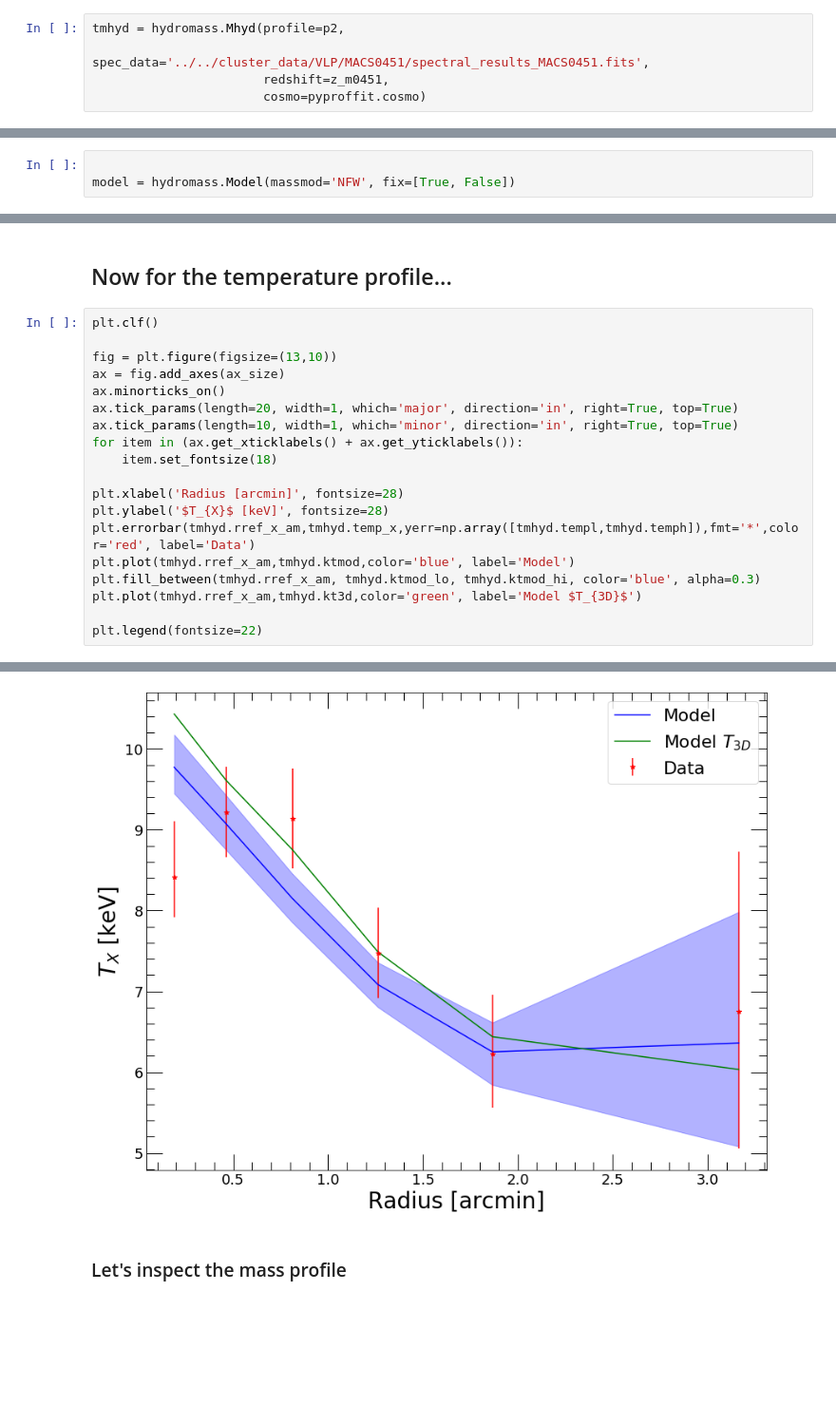
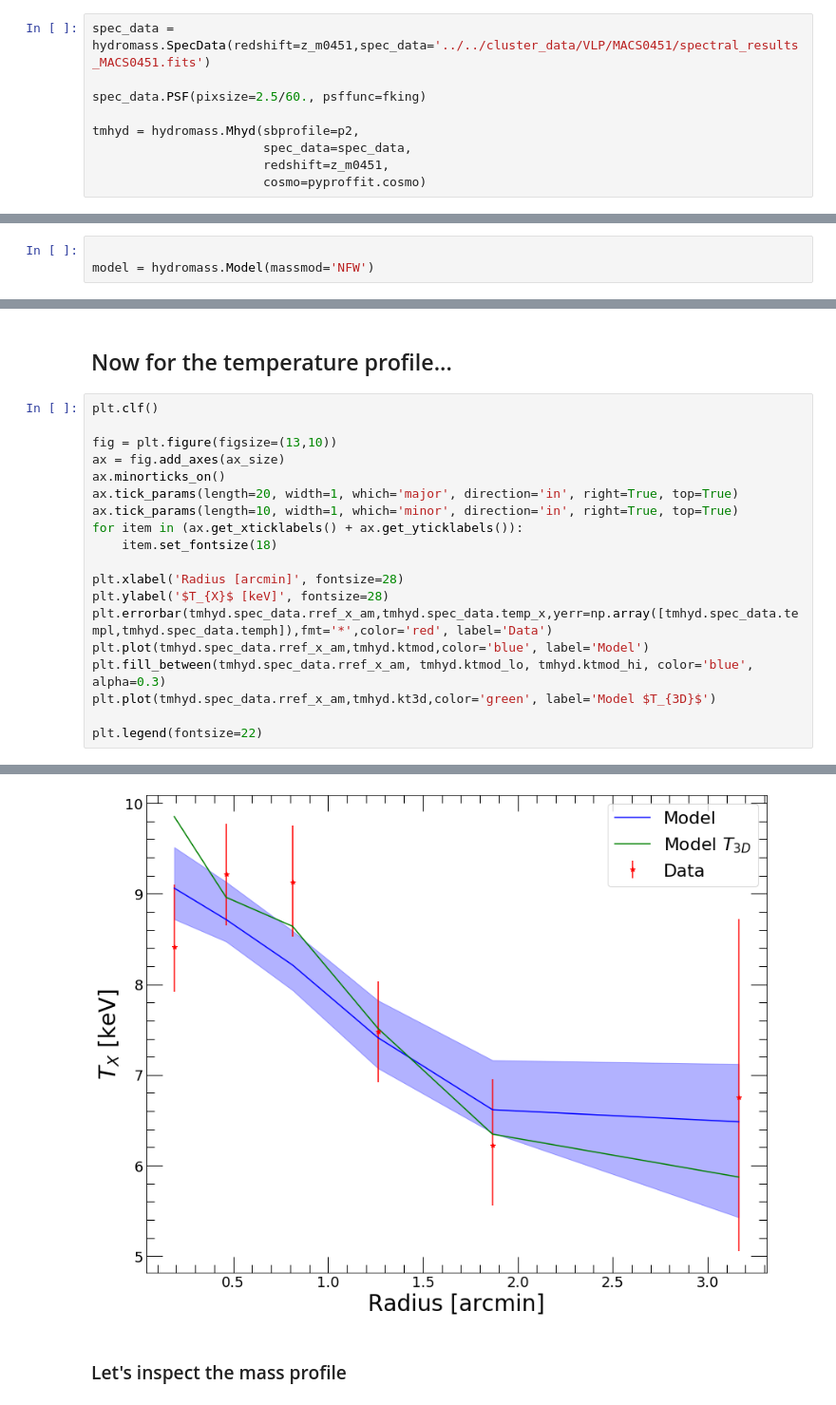
Before and after one commit to domeckert/hydromass, a Jupyter notebook: MACS0451.ipynb, the cells around one changed output, grey strips where cells are left out. Shown at 95% size. Cells and saved outputs as stored; diff of their text form; blank space fills up the shorter version.

Commit message:
changed spectral temperature evaluation from point to integral in bin

```diff
--- a/MACS0451.ipynb
+++ b/MACS0451.ipynb
@@ -128,8 +147,12 @@ The constructor of the Mhyd class requires the following input:
 
 Note that either spec_data or sz_data or both can be specified.
 # %%
-tmhyd = hydromass.Mhyd(profile=p2,
-                       spec_data='../../cluster_data/VLP/MACS0451/spectral_results_MACS0451.fits',
+spec_data = hydromass.SpecData(redshift=z_m0451,spec_data='../../cluster_data/VLP/MACS0451/spectral_results_MACS0451.fits')
+
+spec_data.PSF(pixsize=2.5/60., psffunc=fking)
+
+tmhyd = hydromass.Mhyd(sbprofile=p2,
+                       spec_data=spec_data,
                        redshift=z_m0451,
                        cosmo=pyproffit.cosmo)
 # %% [output]
@@ -154,4 +177,4 @@ Now let us define a mass model. This is done with the hydromass.Model class, whi
 Now let's define an NFW model with default parameters
 # %%
 
-model = hydromass.Model(massmod='NFW', fix=[True, False])
+model = hydromass.Model(massmod='NFW')
@@ -295,26 +336,26 @@ plt.errorbar(p2.bins, p2.profile, xerr=p2.ebins, yerr=p2.eprof, fmt='o', color='
 # %%
 plt.clf()
 
 fig = plt.figure(figsize=(13,10))
 ax = fig.add_axes(ax_size)
 ax.minorticks_on()
 ax.tick_params(length=20, width=1, which='major', direction='in', right=True, top=True)
 ax.tick_params(length=10, width=1, which='minor', direction='in', right=True, top=True)
 for item in (ax.get_xticklabels() + ax.get_yticklabels()):
     item.set_fontsize(18)
 
 plt.xlabel('Radius [arcmin]', fontsize=28)
 plt.ylabel('$T_{X}$ [keV]', fontsize=28)
-plt.errorbar(tmhyd.rref_x_am,tmhyd.temp_x,yerr=np.array([tmhyd.templ,tmhyd.temph]),fmt='*',color='red', label='Data')
-plt.plot(tmhyd.rref_x_am,tmhyd.ktmod,color='blue', label='Model')
-plt.fill_between(tmhyd.rref_x_am, tmhyd.ktmod_lo, tmhyd.ktmod_hi, color='blue', alpha=0.3)
-plt.plot(tmhyd.rref_x_am,tmhyd.kt3d,color='green', label='Model $T_{3D}$')
+plt.errorbar(tmhyd.spec_data.rref_x_am,tmhyd.spec_data.temp_x,yerr=np.array([tmhyd.spec_data.templ,tmhyd.spec_data.temph]),fmt='*',color='red', label='Data')
+plt.plot(tmhyd.spec_data.rref_x_am,tmhyd.ktmod,color='blue', label='Model')
+plt.fill_between(tmhyd.spec_data.rref_x_am, tmhyd.ktmod_lo, tmhyd.ktmod_hi, color='blue', alpha=0.3)
+plt.plot(tmhyd.spec_data.rref_x_am,tmhyd.kt3d,color='green', label='Model $T_{3D}$')
 
 plt.legend(fontsize=22)
 # %% [output]
 <matplotlib.legend.Legend at 0x...>
 <Figure size 432x288 with 0 Axes>
-[figure, old version]
+[figure, new version]
 # %% [markdown]
 ### Let's inspect the mass profile
 # %%
```
Also changed, not shown: parts of 47 cells of this notebook, 6 other files.
